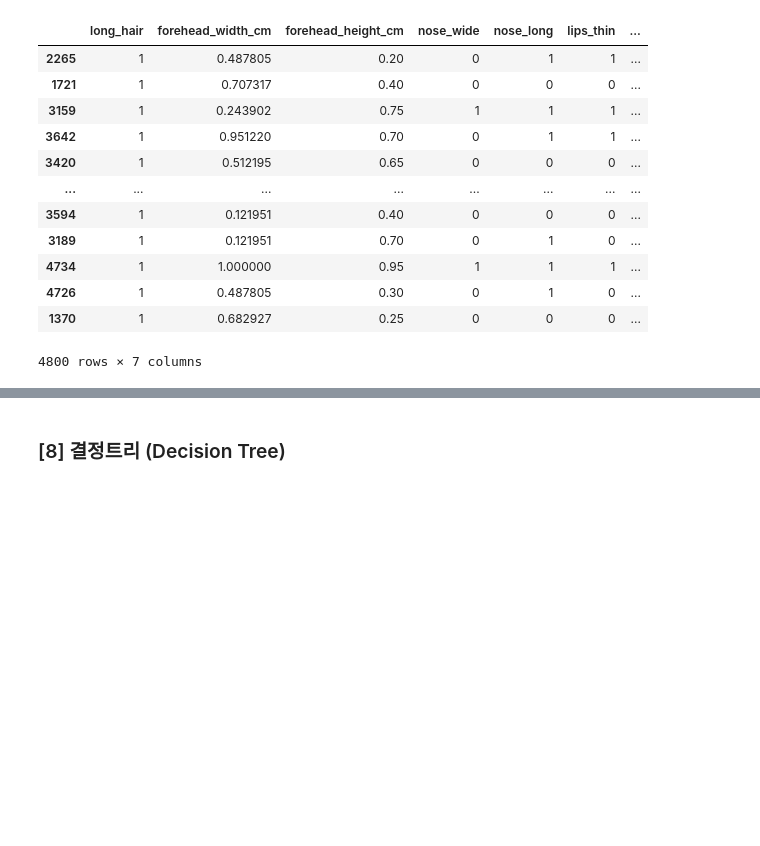
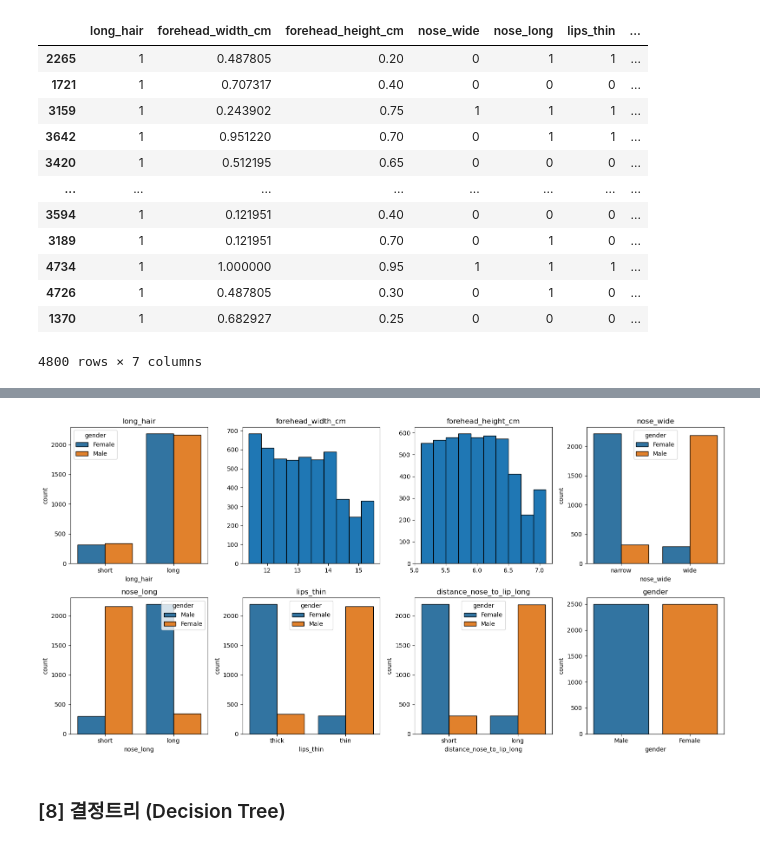
Before and after one commit to joo9810/VSCode, a Jupyter notebook: K-Digital Training/김소현 강사님/프로젝트/3번째 프로젝트/machine_learning copy.ipynb, the cells around one changed output, grey strips where cells are left out. Cells and saved outputs as stored; diff of their text form; code cells hidden in the pictures; blank space fills up the shorter version.

```diff
--- a/K-Digital Training/김소현 강사님/프로젝트/3번째 프로젝트/machine_learning copy.ipynb
+++ b/K-Digital Training/김소현 강사님/프로젝트/3번째 프로젝트/machine_learning copy.ipynb
@@ -271,3 +311,25 @@ X_train_mm
+# %%
+fig, axs = plt.subplots(2, 4, figsize = (16, 8))
+
+name_dict = {'long_hair' : ['short', 'long'], 'nose_wide' : ['narrow', 'wide'],
+             'nose_long' : ['short', 'long'], 'lips_thin' : ['thick', 'thin'],
+             'distance_nose_to_lip_long' : ['short', 'long'], 'gender' : ['Male', 'Female']}
+
+for i in range(2):
+    for j in range(4):
+        if i == 0 and (j == 1 or j == 2): # 2, 3번째 히스토그램
+            axs[i,j].hist(gender[gender.columns[4*i + j]], edgecolor = 'black')
+            axs[i,j].set_title(gender.columns[4*i + j])
+        else:
+            sns.countplot(data=gender, x=gender.columns[4*i + j], hue='gender', ax = axs[i, j], edgecolor = 'black')
+
+            axs[i,j].set_xticks(np.arange(2))
+            axs[i,j].set_xticklabels(name_dict[gender.columns[4*i + j]])
+            axs[i,j].set_title(gender.columns[4*i + j])
+
+plt.tight_layout()
+# %% [output]
+[figure, added]
 # %% [markdown]
 ### [8] 결정트리 (Decision Tree)
 # %% [markdown]
```
Also changed, not shown: parts of 46 cells of this notebook, 4 other files.
